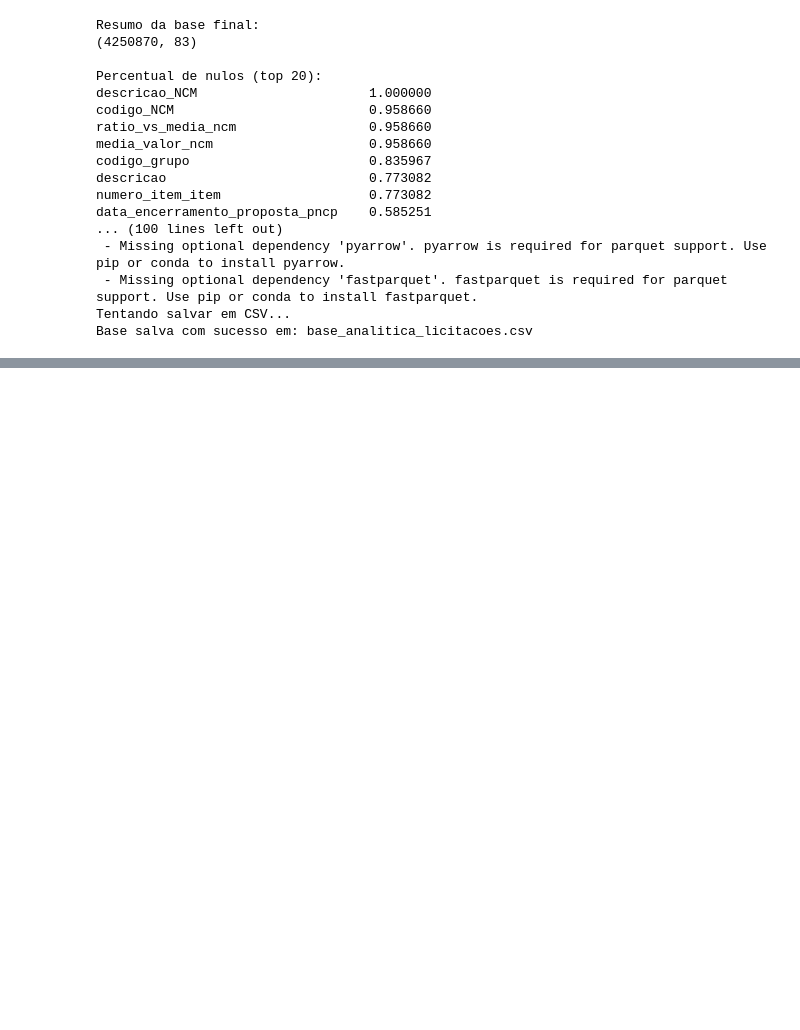
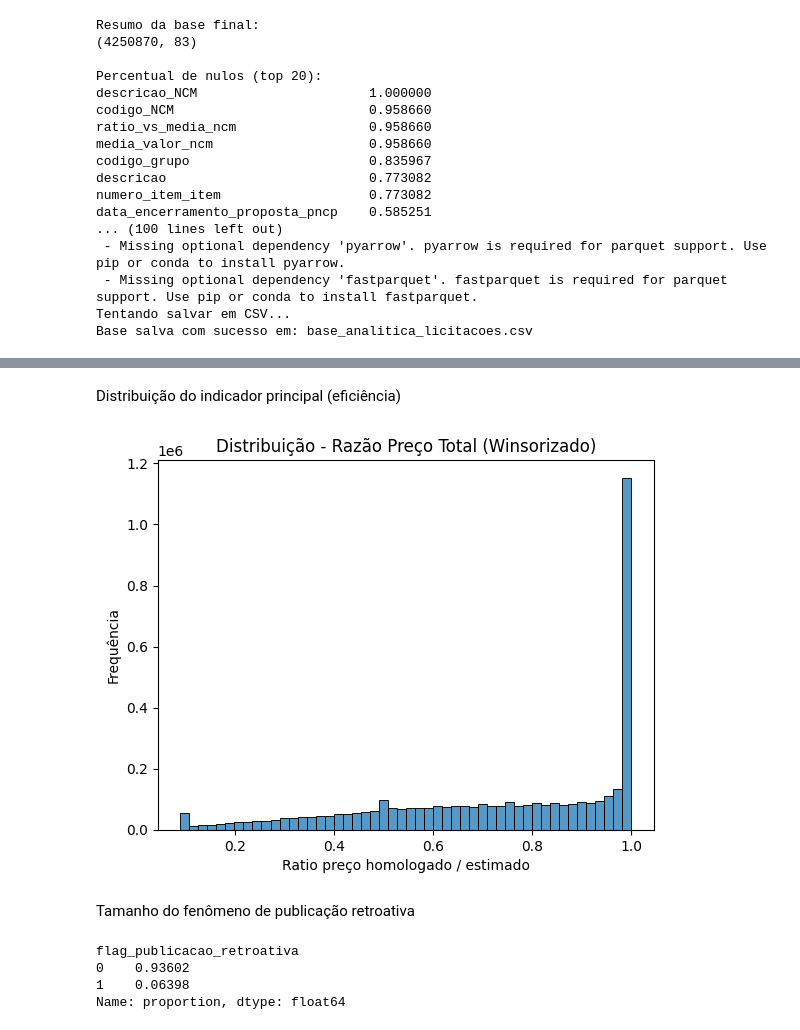
Before and after one commit to Gbiel247/eda-compras-publicas-14133, a Jupyter notebook: licitacoes.ipynb, the cells around one changed output, grey strips where cells are left out. Drawn from its saved outputs; the diff is of its cells as text; code cells hidden in the pictures; blank space fills up the shorter version.

```diff
--- a/licitacoes.ipynb
+++ b/licitacoes.ipynb
@@ -722,0 +899,23 @@ Base salva com sucesso em: base_analitica_licitacoes.csv
+# %%
+if "id_compra" in df_tratado.columns and "id_compra_item" in df_tratado.columns:
+    df_tratado["qtd_itens_compra"] = (
+        df_tratado.groupby("id_compra")["id_compra_item"]
+        .transform("nunique")
+    )
+else:
+    raise ValueError("Não encontrei id_compra e id_compra_item para criar qtd_itens_compra.")
+
+# -------------------------
+# 4. análises rápidas
+# -------------------------
+print(df_tratado["flag_publicacao_retroativa"].value_counts(dropna=False))
+
+print(
+    df_tratado.groupby("flag_publicacao_retroativa")["ratio_preco_total_wins"]
+    .describe()
+)
+
+print(
+    df_tratado.groupby("flag_publicacao_retroativa")["qtd_itens_compra"]
+    .mean()
+)
@@ -722,0 +940,19 @@ Base salva com sucesso em: base_analitica_licitacoes.csv
+# %% [markdown]
+Distribuição do indicador principal (eficiência)
+# %%
+sns.histplot(df_tratado["ratio_preco_total_wins"], bins=50)
+plt.title("Distribuição - Razão Preço Total (Winsorizado)")
+plt.xlabel("Ratio preço homologado / estimado")
+plt.ylabel("Frequência")
+plt.show()
+# %% [output]
+[figure, added]
+# %% [markdown]
+Tamanho do fenômeno de publicação retroativa
+# %%
+df_tratado["flag_publicacao_retroativa"].value_counts(normalize=True)
+# %% [output]
+flag_publicacao_retroativa
+0    0.93602
+1    0.06398
+Name: proportion, dtype: float64
```
Also changed, not shown: parts of 19 cells of this notebook.
